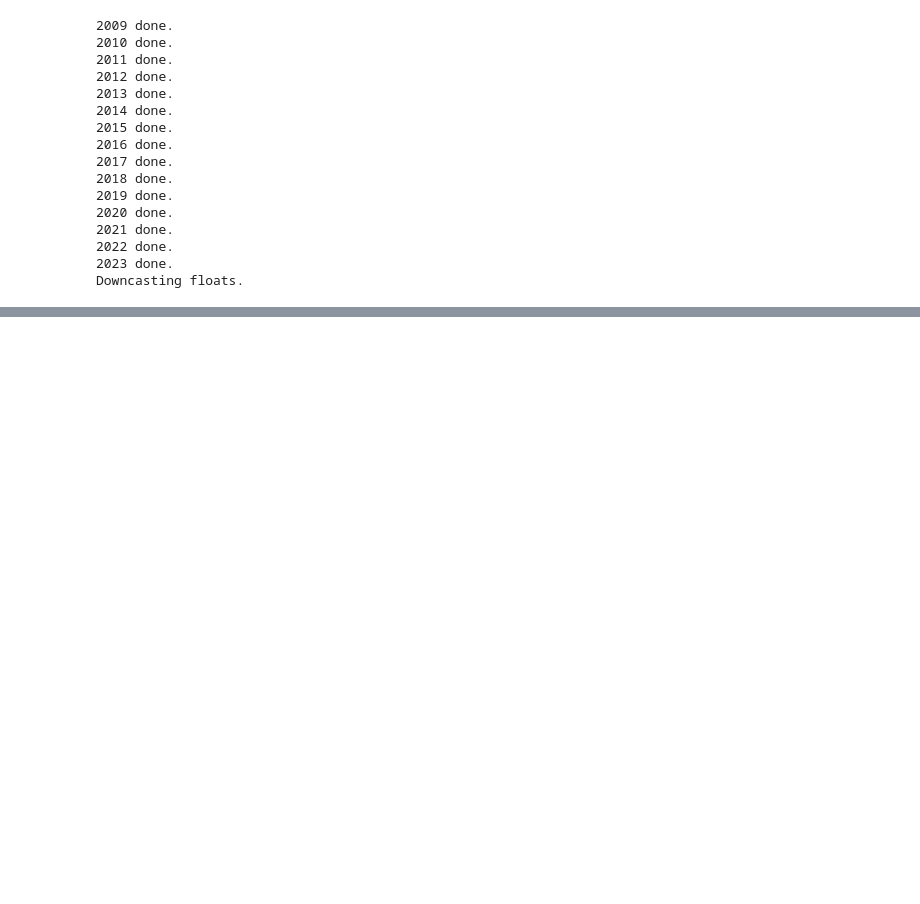
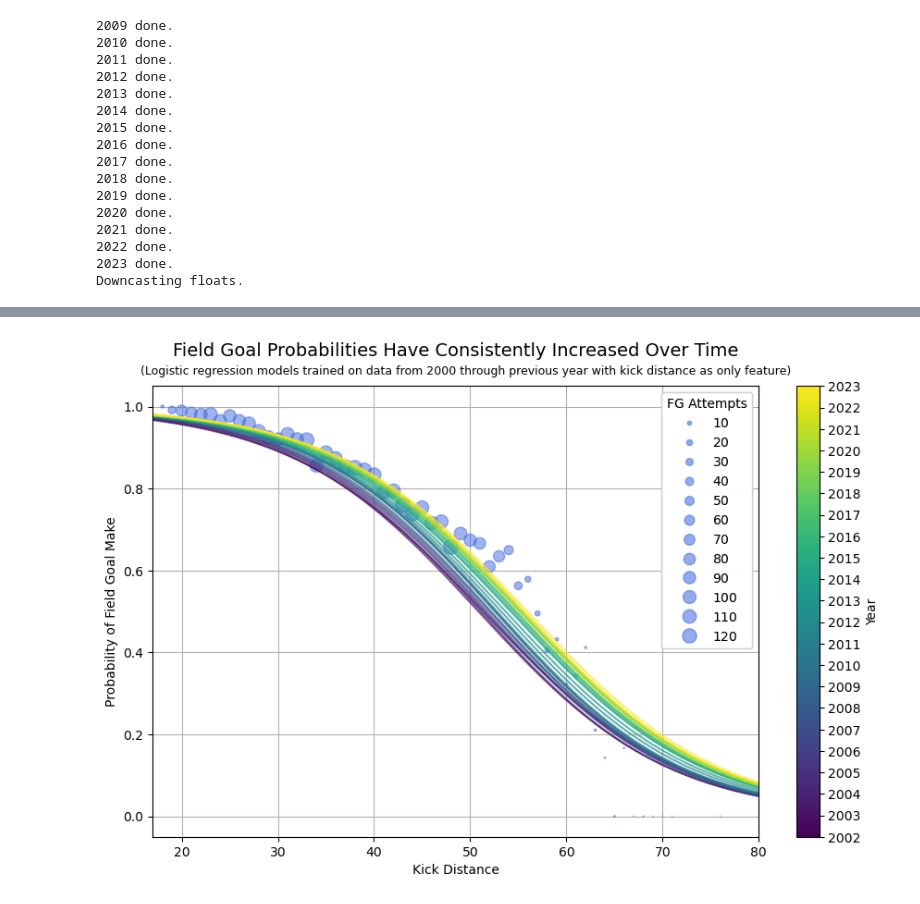
Before and after one commit to lneuendorf/fourth_down_app, a Jupyter notebook: notebooks/fg_proba.ipynb, the cells around one changed output, grey strips where cells are left out. Saved outputs shown, nothing was run; the diff lists cells and outputs as text; code cells hidden in the pictures; blank space fills up the shorter version.

```diff
--- a/notebooks/fg_proba.ipynb
+++ b/notebooks/fg_proba.ipynb
@@ -1181,0 +438,14 @@ df_fg.head()
+# %%
+#count the number of field goals attempted and made by distance
+years_2000 = range(2000, 2024)
+df_fg_2000 = (nfl.import_pbp_data(years_2000, cache=True, alt_path='../.cache/pbp')
+              [['season','game_id','play_id','kicker_player_id','kick_distance','field_goal_result','field_goal_attempt']]
+              .query('field_goal_attempt == True'))
+df_fg_2000['field_goal_made'] = df_fg_2000['field_goal_result'].apply(lambda x: 1 if x == 'made' else 0)
+df_fg_2000 = df_fg_2000.drop(['field_goal_result','field_goal_attempt'], axis=1)
+
+df_binom = df_fg_2000.groupby('kick_distance').agg({'game_id':'count','field_goal_made':'sum'}).reset_index()
+df_binom = (df_binom.sort_values(by='kick_distance', ascending=True)
+              .rename({'game_id':'field_goal_attempts','field_goal_made':'field_goal_makes'}, axis=1))
+
+df_binom['fg_pct'] = df_binom['field_goal_makes'] / df_binom['field_goal_attempts']
@@ -1181,0 +470,84 @@ df_fg.head()
+# %%
+import numpy as np
+import pandas as pd
+import matplotlib.pyplot as plt
+from sklearn.linear_model import LogisticRegression
+from collections import defaultdict
+
+# Ensure the dataset contains the required columns
+assert 'kick_distance' in df_fg_2000.columns
+assert 'field_goal_made' in df_fg_2000.columns
+assert 'season' in df_fg_2000.columns
+
+# Initialize lists to store models and years
+models = defaultdict()
+years = range(2009, 2024)
+
+# Generate polynomial degree 4 logistic regression models for each year
+for year in years_2000:
+    if year < 2002:
+        continue
+    X = df_fg_2000[df_fg_2000['season'] < year][['kick_distance']].values
+    y = df_fg_2000[df_fg_2000['season'] < year]['field_goal_made'].values
+    model_poly_4 = LogisticRegression(max_iter=1000)
+    model_poly_4.fit(X, y)
+    models[year] = model_poly_4
+
+# Generate values for plotting
+x_values = np.linspace(0, 80, 1000).reshape(-1, 1)
+
+# Extract the kick distances (as integers) and corresponding success percentages for scatter plot
+x = df_binom['kick_distance'].values
+y = df_binom['fg_pct'].values
+marker_sizes = df_binom['field_goal_attempts'].values * 0.15
+
+# Create a figure and axis
+fig, ax = plt.subplots(figsize=(9, 6.5))
+
+# Plot the scatter plot
+scatter = ax.scatter(x, y, color='royalblue', s=marker_sizes, label='Observed FG Make Frequency', alpha=0.5)
+
+# Colors for each year's model
+colors = plt.cm.viridis(np.linspace(0, 1, len(models)))
+
+# Plot polynomial logistic regression predictions for each year
+for i, year in enumerate(range(2002, 2024)):
+    y_values = models[year].predict_proba(x_values)[:, 1]
+    ax.plot(x_values, y_values, color=colors[i], alpha=0.7, label=f'{year}')
+
+# Set labels, title, and legend
+ax.set_xlabel('Kick Distance')
+ax.set_ylabel('Probability of Field Goal Make')
+ax.set_title('Field Goal Probabilities Have Consistently Increased Over Time', y=1.05, fontsize=14)
+# add subtitle
+plt.suptitle('(Logistic regression models trained on data from 2000 through previous year with kick distance as only feature)', y=.875, x=.45, fontsize=9)
+
+# Create a scalar mappable for color bar
+sm = plt.cm.ScalarMappable(cmap=plt.cm.viridis, norm=plt.Normalize(vmin=2002, vmax=2023))
+sm.set_array([])  # Dummy array for the color bar
+
+# Add color bar
+cbar = plt.colorbar(sm, ax=ax, ticks=np.arange(2002, 2024, 1))
+cbar.set_label('Year')
+
+# Add a legend for the scatter plot
+handles, labels = scatter.legend_elements(prop="sizes", alpha=0.5, color='royalblue')
+scatter_legend = plt.legend(handles, labels, loc="upper right", title="FG Attempts")
+
+# Ensure the gridlines align with the primary x-axis
+ax.add_artist(scatter_legend)
+
+# Send gridlines to the back
+ax.set_axisbelow(True)
+
+# Limit x axis to 17 to 80
+ax.set_xlim([17, 80])
+
+# Add gridlines
+ax.grid()
+
+# Show the plot
+plt.tight_layout(rect=[0, 0, 1, 0.98])  # Adjust layout to make room for subtitle
+plt.show()
+# %% [output]
+[figure, added]
```
Also changed, not shown: parts of 60 cells of this notebook, 8 other files.
